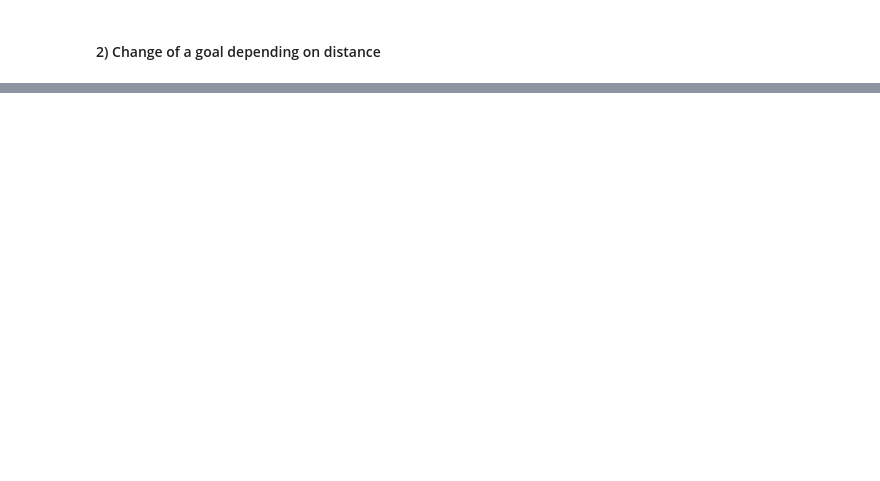
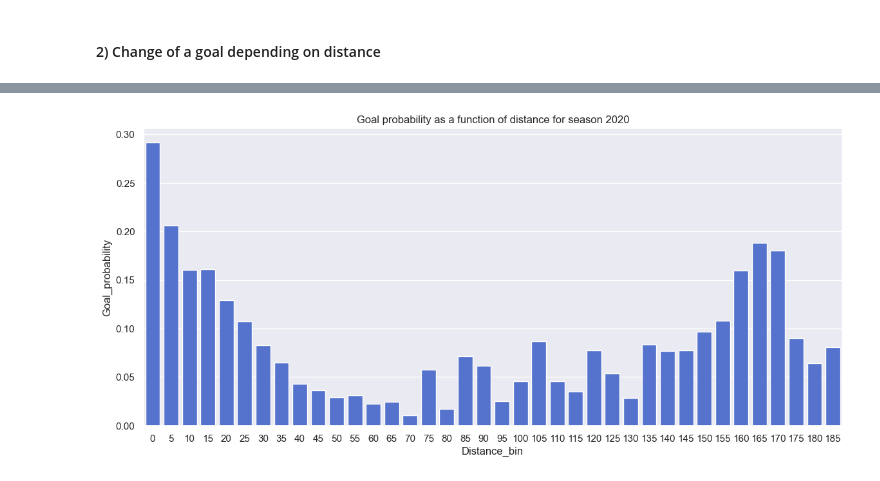
Before and after one commit to nassimwalha/IFT-6758, a Jupyter notebook: notebooks/Simple vizualisations.ipynb, the cells around one changed output, grey strips where cells are left out. Cells and saved outputs as stored; diff of their text form; code cells hidden in the pictures; blank space fills up the shorter version.

```diff
--- a/notebooks/Simple vizualisations.ipynb
+++ b/notebooks/Simple vizualisations.ipynb
@@ -89,0 +151,4 @@ df.groupby(by='Distance_bin').agg(goal_probability=pd.NamedAgg(column="Event_Typ
+# %%
+generate_goal_probability_graph(2020)
+# %% [output]
+[figure, added]
```
Also changed, not shown: parts of 25 cells of this notebook.
